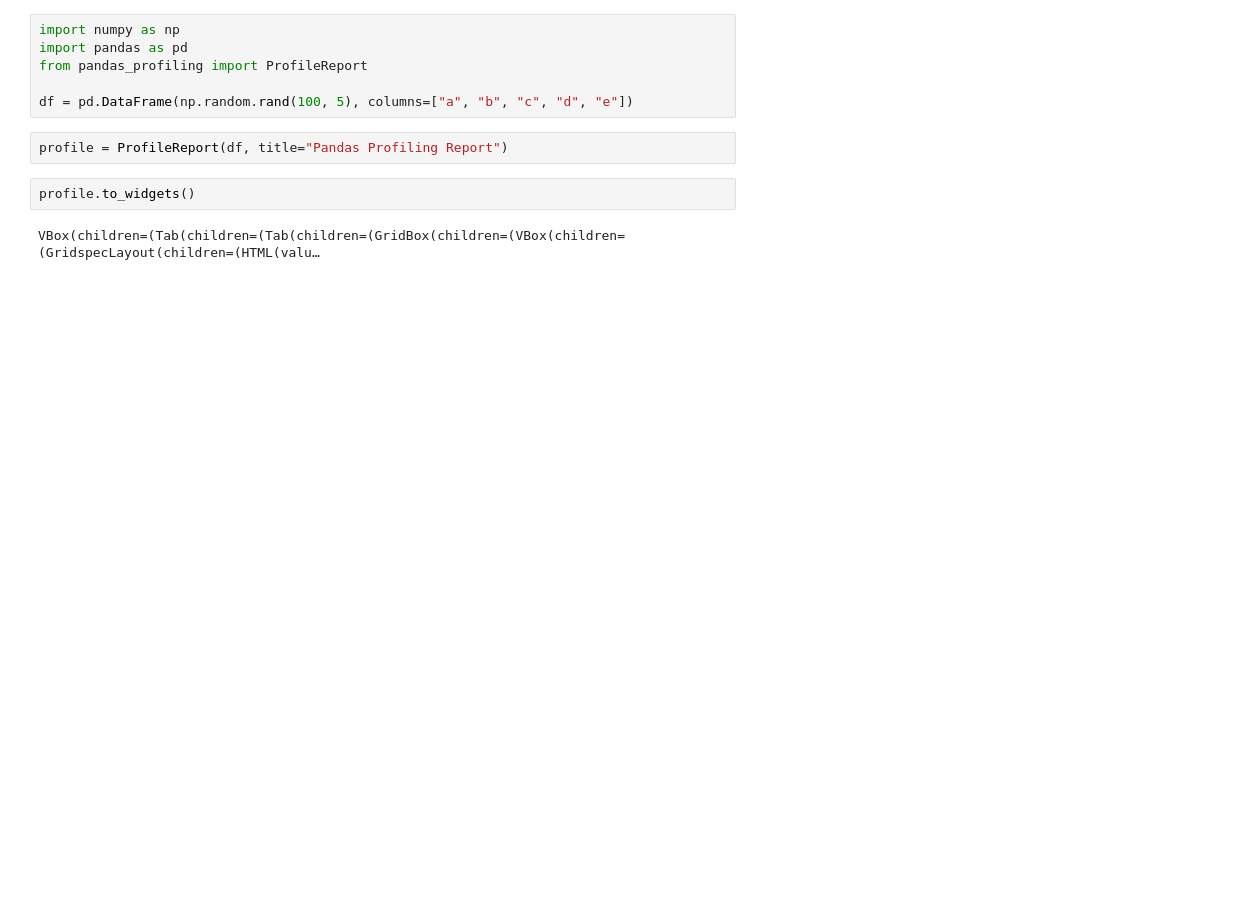
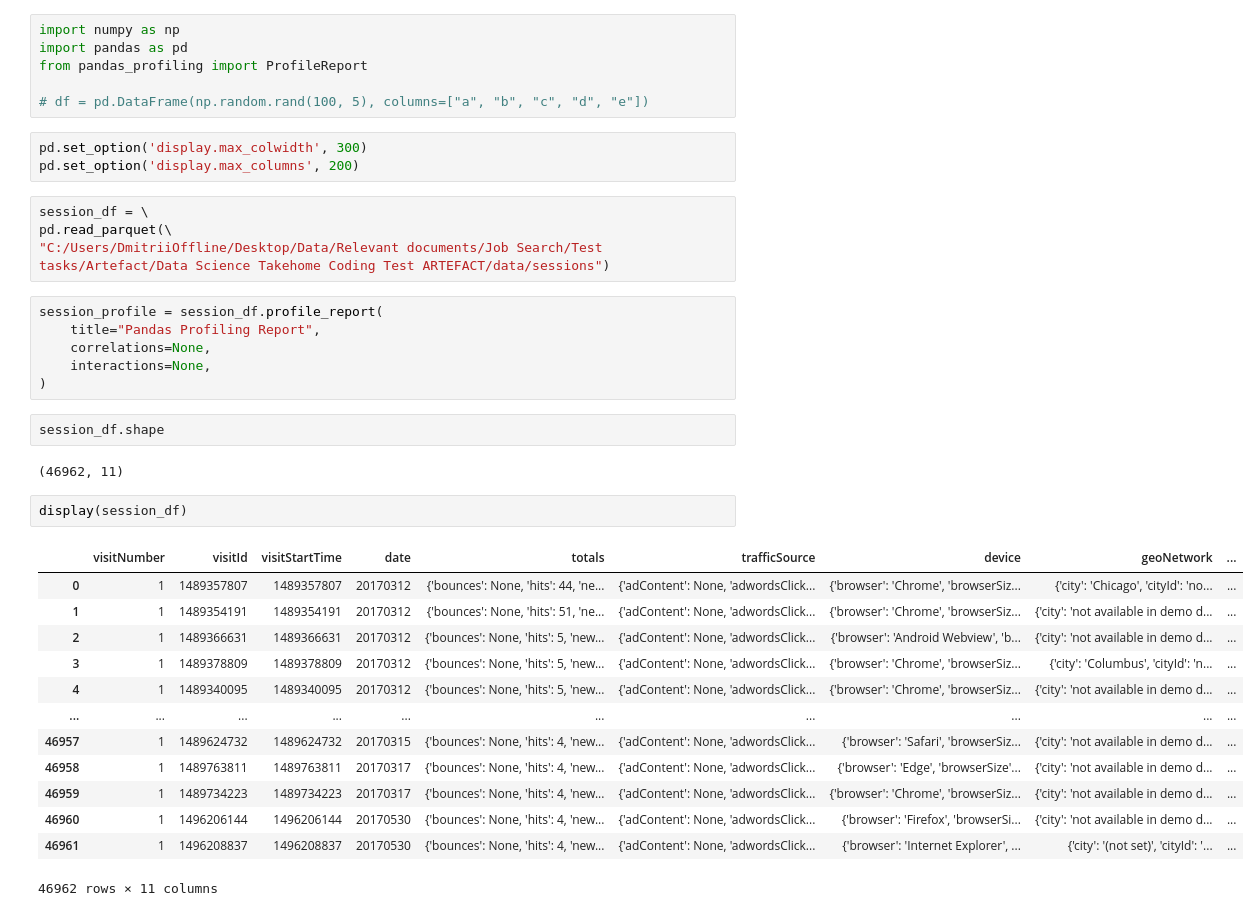
Before and after one commit to dmitrii-badretdinov/Unique-Events-Queue, a Jupyter notebook: Data Science/EDA+Modeling/Untitled.ipynb, the cells around one changed output. Saved outputs shown, nothing was run; the diff lists cells and outputs as text; blank space fills up the shorter version.

Commit message:
Commit an DS task.

```diff
--- a/Data Science/EDA+Modeling/Untitled.ipynb
+++ b/Data Science/EDA+Modeling/Untitled.ipynb
@@ -3,10 +3,37 @@ import numpy as np
 import pandas as pd
 from pandas_profiling import ProfileReport
 
-df = pd.DataFrame(np.random.rand(100, 5), columns=["a", "b", "c", "d", "e"])
+# df = pd.DataFrame(np.random.rand(100, 5), columns=["a", "b", "c", "d", "e"])
+# %%
+pd.set_option('display.max_colwidth', 300)
+pd.set_option('display.max_columns', 200)
+# %%
+session_df = \
+pd.read_parquet(\
+"C:/Users/DmitriiOffline/Desktop/Data/Relevant documents/Job Search/Test tasks/Artefact/Data Science Takehome Coding Test ARTEFACT/data/sessions")
 # %%
-profile = ProfileReport(df, title="Pandas Profiling Report")
+session_profile = session_df.profile_report(
+    title="Pandas Profiling Report",
+    correlations=None,
+    interactions=None,
+)
 # %%
-profile.to_widgets()
+session_df.shape
 # %% [output]
-VBox(children=(Tab(children=(Tab(children=(GridBox(children=(VBox(children=(GridspecLayout(children=(HTML(valu…
+(46962, 11)
+# %%
+display(session_df)
+# %% [output]
+|  | visitNumber | visitId | visitStartTime | date | totals | trafficSource | device | geoNetwork | ... |
+| 0 | 1 | 1489357807 | 1489357807 | 20170312 | {'bounces': None, 'hits': 44, 'ne... | {'adContent': None, 'adwordsClick... | {'browser': 'Chrome', 'browserSiz... | {'city': 'Chicago', 'cityId': 'no... | ... |
+| 1 | 1 | 1489354191 | 1489354191 | 20170312 | {'bounces': None, 'hits': 51, 'ne... | {'adContent': None, 'adwordsClick... | {'browser': 'Chrome', 'browserSiz... | {'city': 'not available in demo d... | ... |
+| 2 | 1 | 1489366631 | 1489366631 | 20170312 | {'bounces': None, 'hits': 5, 'new... | {'adContent': None, 'adwordsClick... | {'browser': 'Android Webview', 'b... | {'city': 'not available in demo d... | ... |
+| 3 | 1 | 1489378809 | 1489378809 | 20170312 | {'bounces': None, 'hits': 5, 'new... | {'adContent': None, 'adwordsClick... | {'browser': 'Chrome', 'browserSiz... | {'city': 'Columbus', 'cityId': 'n... | ... |
+| 4 | 1 | 1489340095 | 1489340095 | 20170312 | {'bounces': None, 'hits': 5, 'new... | {'adContent': None, 'adwordsClick... | {'browser': 'Chrome', 'browserSiz... | {'city': 'not available in demo d... | ... |
+| ... | ... | ... | ... | ... | ... | ... | ... | ... | ... |
+| 46957 | 1 | 1489624732 | 1489624732 | 20170315 | {'bounces': None, 'hits': 4, 'new... | {'adContent': None, 'adwordsClick... | {'browser': 'Safari', 'browserSiz... | {'city': 'not available in demo d... | ... |
+| 46958 | 1 | 1489763811 | 1489763811 | 20170317 | {'bounces': None, 'hits': 4, 'new... | {'adContent': None, 'adwordsClick... | {'browser': 'Edge', 'browserSize'... | {'city': 'not available in demo d... | ... |
+| 46959 | 1 | 1489734223 | 1489734223 | 20170317 | {'bounces': None, 'hits': 4, 'new... | {'adContent': None, 'adwordsClick... | {'browser': 'Chrome', 'browserSiz... | {'city': 'not available in demo d... | ... |
+| 46960 | 1 | 1496206144 | 1496206144 | 20170530 | {'bounces': None, 'hits': 4, 'new... | {'adContent': None, 'adwordsClick... | {'browser': 'Firefox', 'browserSi... | {'city': 'not available in demo d... | ... |
+| 46961 | 1 | 1496208837 | 1496208837 | 20170530 | {'bounces': None, 'hits': 4, 'new... | {'adContent': None, 'adwordsClick... | {'browser': 'Internet Explorer', ... | {'city': '(not set)', 'cityId': '... | ... |
+46962 rows × 11 columns
```
Also changed, not shown: parts of 8 cells of this notebook, 3 other files.
